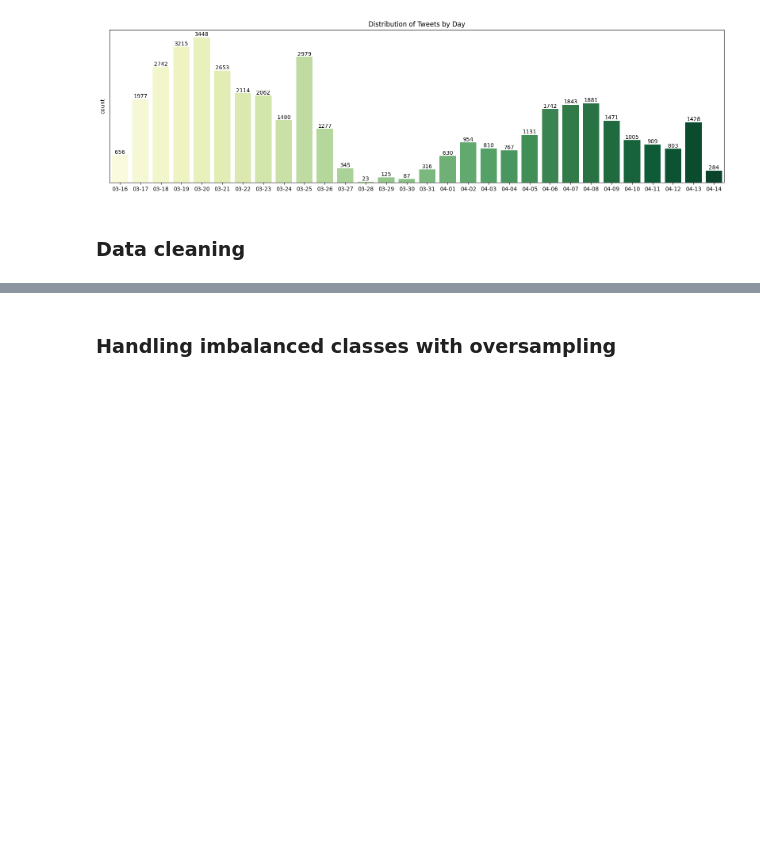
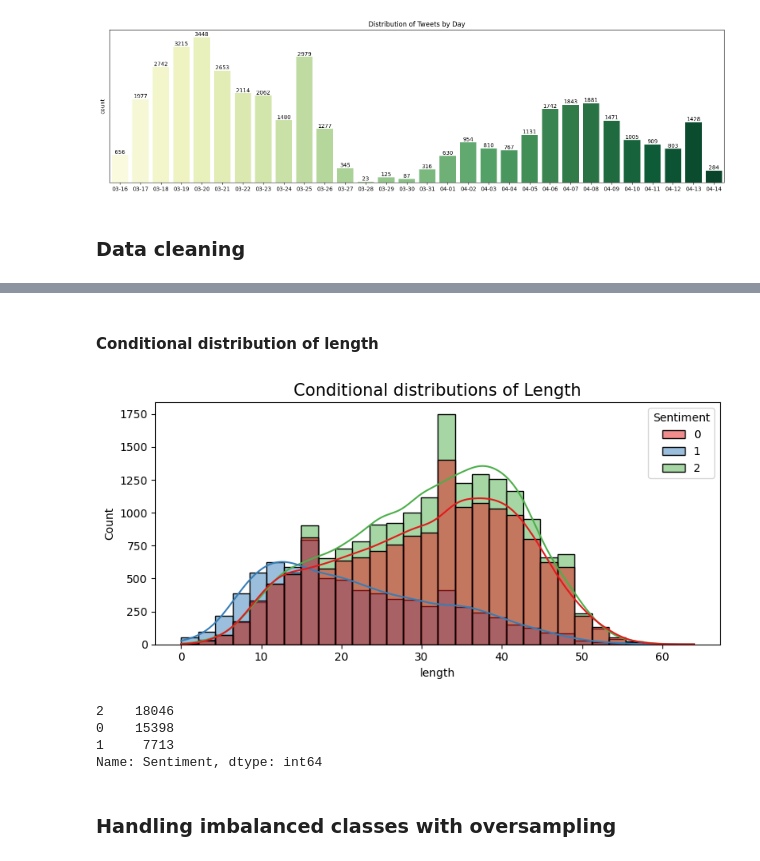
Before and after one commit to ProfessorBanner/Portfolio., a Jupyter notebook: Data Science/NLP.ipynb, the cells around one changed output, grey strips where cells are left out. Saved outputs shown, nothing was run; the diff lists cells and outputs as text; code cells hidden in the pictures; blank space fills up the shorter version.

```diff
--- a/Data Science/NLP.ipynb
+++ b/Data Science/NLP.ipynb
@@ -647,6 +655,0 @@ max_len=np.max(token_lens_test)
-# %%
-data_train['Sentiment'] = data_train['Sentiment'].map({'Extremely Negative':0,
-                                                       'Negative':0,
-                                                       'Neutral':1,
-                                                       'Positive':2,
-                                                       'Extremely Positive':2})
@@ -658,0 +658,6 @@ data_test['Sentiment'] = data_test['Sentiment'].map({'Extremely Negative':0,
+# %%
+data_train['splitted'] = data_train['preprocessed'].apply(lambda x:str(x).split())
+top_words = Counter([item for sublist in data_train['splitted'] for item in sublist])
+frquencies = pd.DataFrame(top_words.most_common(10))
+frquencies.columns = ['Popular Words','Count']
+frquencies.style.background_gradient(cmap='Greens')
@@ -658,0 +676,6 @@ data_test['Sentiment'] = data_test['Sentiment'].map({'Extremely Negative':0,
+# %%
+# Removing stop words
+def remove_words(x):
+    return [w for w in x if w not in stopwords.words('english')]
+# %%
+data_train['splitted'] = data_train['splitted'].apply(lambda x:remove_words(x))
@@ -659,3 +710,26 @@ data_test['Sentiment'] = data_test['Sentiment'].map({'Extremely Negative':0,
+# %% [markdown]
+#### Conditional distribution of length
+# %%
+fig, ax = plt.subplots(figsize=(8, 4))
+
+sns.histplot(data=data_train,
+             x='length',
+             hue='Sentiment',
+             kde=True,
+             bins=30,
+             palette='Set1',
+             ax=ax)
+ax.set_title('Conditional distributions of Length', fontsize=15)
+fig.tight_layout();
+# %% [output]
+[figure, added]
+# %%
+data_train.Sentiment.value_counts()
+# %% [output]
+2    18046
+0    15398
+1     7713
+Name: Sentiment, dtype: int64
 # %% [markdown]
 ### Handling imbalanced classes with oversampling
 # %%
```
Also changed, not shown: parts of 59 cells of this notebook.
